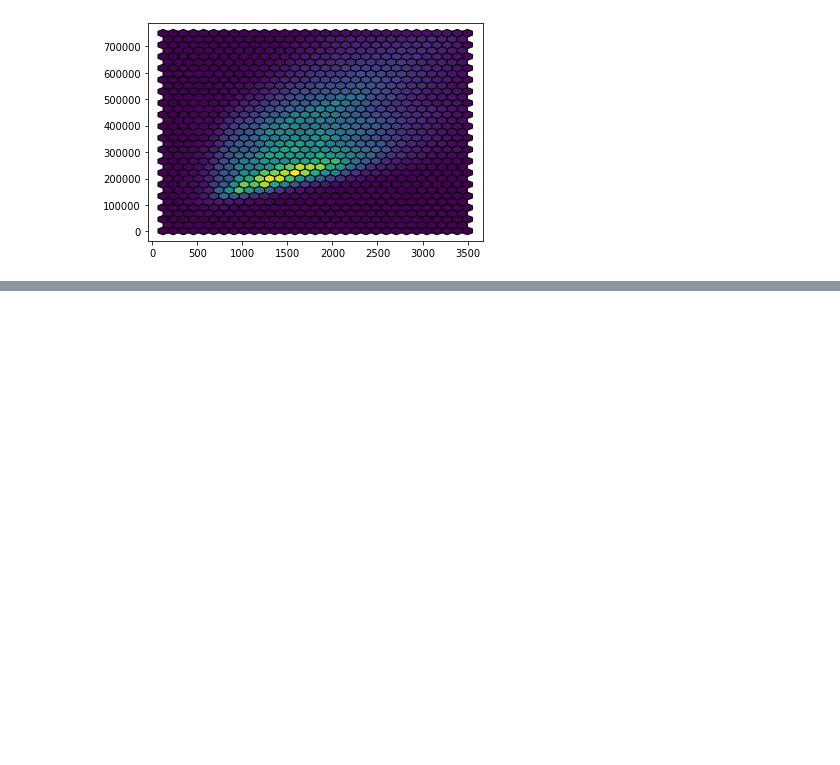
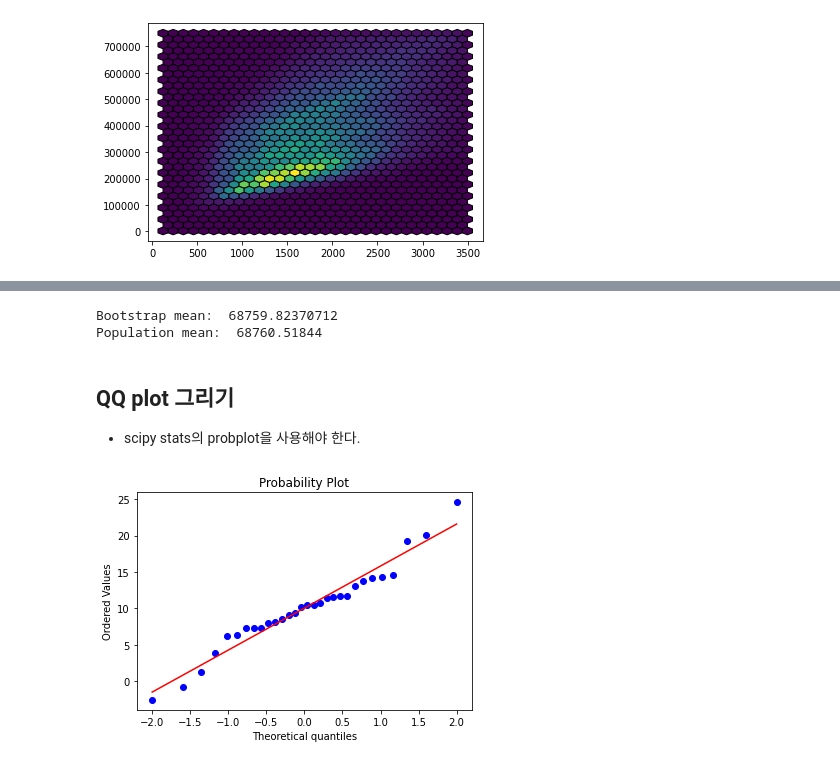
Before and after one commit to Je-Hyeon/My_Study_Materials2021, a Jupyter notebook: Practical_stat_datascientist.ipynb, the cells around one changed output, grey strips where cells are left out. Drawn from its saved outputs; the diff is of its cells as text; code cells hidden in the pictures; blank space fills up the shorter version.

```diff
--- a/Practical_stat_datascientist.ipynb
+++ b/Practical_stat_datascientist.ipynb
@@ -409,0 +460,24 @@ array([9.8002000e+04, 9.8166000e+04, 9.8108000e+04, 9.8032000e+04,
+# %%
+# 부스트트랩을 사용해보자
+## 위에 loan을 모집단으로 간주하자.
+
+# 부트스트랩 과정을 1000번 반복
+bs = [resample(loan).mean() for _ in range(1000)]
+
+# bs는 리스트이기 때문에 평균을 구하려면 시리즈로 변경해줘야 함
+print('Bootstrap mean: ', pd.Series(bs).mean())
+print('Population mean: ', loan.mean())
+# %% [output]
+Bootstrap mean:  68759.82370712
+Population mean:  68760.51844
+# %% [markdown]
+## QQ plot 그리기
+
+* scipy stats의 probplot을 사용해야 한다.
+# %%
+fig, ax = plt.subplots(1,1)
+
+# plot라는 인수에 subplots을 만들어서 ax를 주어줘야 한다.
+stats.probplot(np.random.normal(10,5,size= 30), plot= ax);
+# %% [output]
+[figure, added]
```
Also changed, not shown: parts of 11 cells of this notebook.
